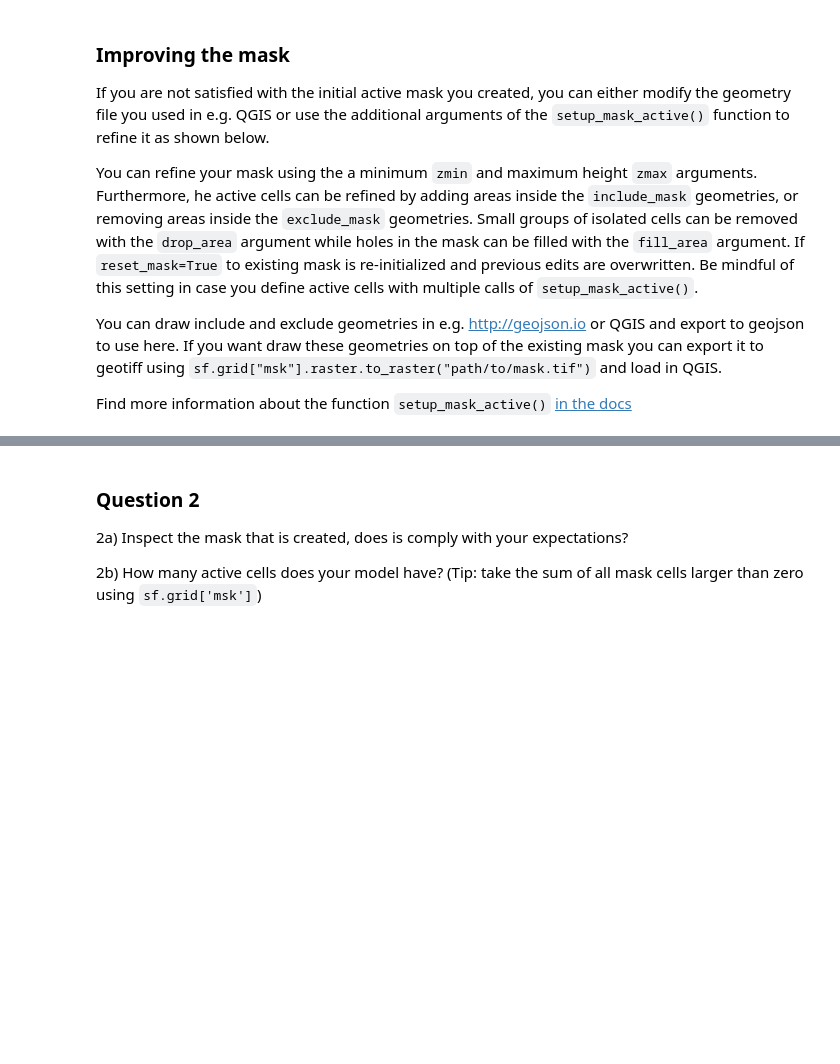
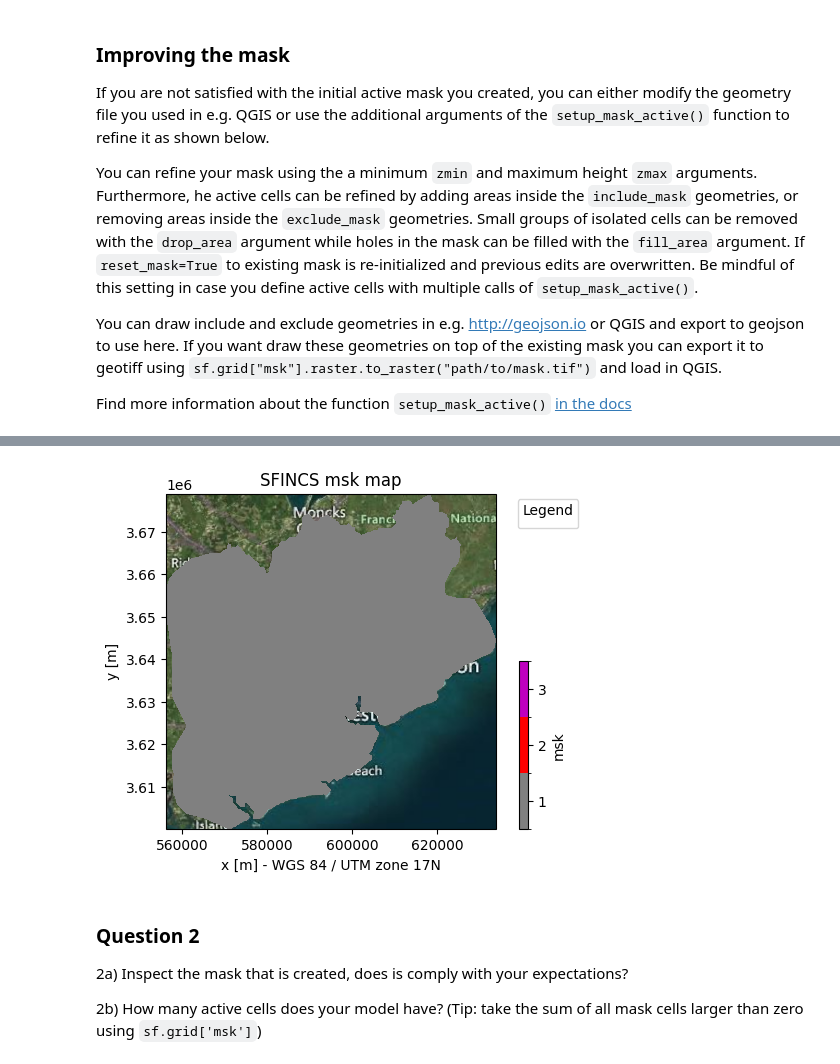
Before and after one commit to sd-59/Assignment_2_Coastal_flood_hazard_assessment-, a Jupyter notebook: notebooks/03_SFINCS_model_setup.ipynb, the cells around one changed output, grey strips where cells are left out. Saved outputs shown, nothing was run; the diff lists cells and outputs as text; code cells hidden in the pictures; blank space fills up the shorter version.

```diff
--- a/notebooks/03_SFINCS_model_setup.ipynb
+++ b/notebooks/03_SFINCS_model_setup.ipynb
@@ -65,8 +65,9 @@ In short the steps to update the data catalog are:
 - Also change the CRS to the correct coordinate reference system or leave it empty if it is contained in the file metadata
 # %%
 # update the data catalog with to include the local DEM file and uncomment the following line
-# data_catalog_file = "../data/data_catalog.yml"
+data_catalog_file = "../data/data_catalog.yml"
 data_catalog = hydromt.data_catalog.DataCatalog(data_catalog_file)
+
 
 # view the data catalog, make sure the DEM is included
 data_catalog.to_dataframe()[
@@ -263,20 +336,20 @@ If you want draw these geometries on top of the existing mask you can export it
 Find more information about the function `setup_mask_active()` [in the docs](https://deltares.github.io/hydromt_sfincs/stable/_generated/hydromt_sfincs.SfincsModel.setup_mask_active.html)
 # %%
 # Include mask and exclude mask polygons:
-# zmin_active = <ZMIN LEVEL>
-# zmax_active = <ZMAX LEVEL>
+# zmin_active = 1000
+# zmax_active = 1000
 # include_mask_filename = Path('../model_domain/YOUR_INCLUDE_MASK')
 # exclude_mask_filename = Path('../model_domain/YOUR_EXCLUDE_MASK')
-# drop_area = <YOUR_DROP_AREA>
-# fill_area = <YOUR_FILL_AREA>
+drop_area = 10
+fill_area = 10
 
 # Run function:
 # comment out a line if you don't use the include mask, exclude mask, drop area or fill area
 sf.setup_mask_active(
-    zmin=zmin_active,  # Minimum elevation [m] to set as active
-    zmax=zmax_active,  # Maximum elevation [m] to set as active
-    include_mask=include_mask_filename,
-    exclude_mask=exclude_mask_filename,
+    # zmin=zmin_active,  # Minimum elevation [m] to set as active
+    # zmax=zmax_active,  # Maximum elevation [m] to set as active
+    # include_mask=include_mask_filename,
+    # exclude_mask=exclude_mask_filename,
     drop_area=drop_area,
     fill_area=fill_area,
     reset_mask=False,  # Make sure we continue with the current mask
@@ -284,3 +357,4 @@ sf.setup_mask_active(
 
 # Plot the mask. Using variable='msk' will display the mask values for the active cells.
 _ = sf.plot_basemap(variable="msk", bmap="sat")
+# %% [output]
@@ -287,3 +365,4 @@ _ = sf.plot_basemap(variable="msk", bmap="sat")
+[figure, added]
 # %% [markdown]
 ### Question 2
 
```
Also changed, not shown: parts of 11 cells of this notebook, 3 other files.
